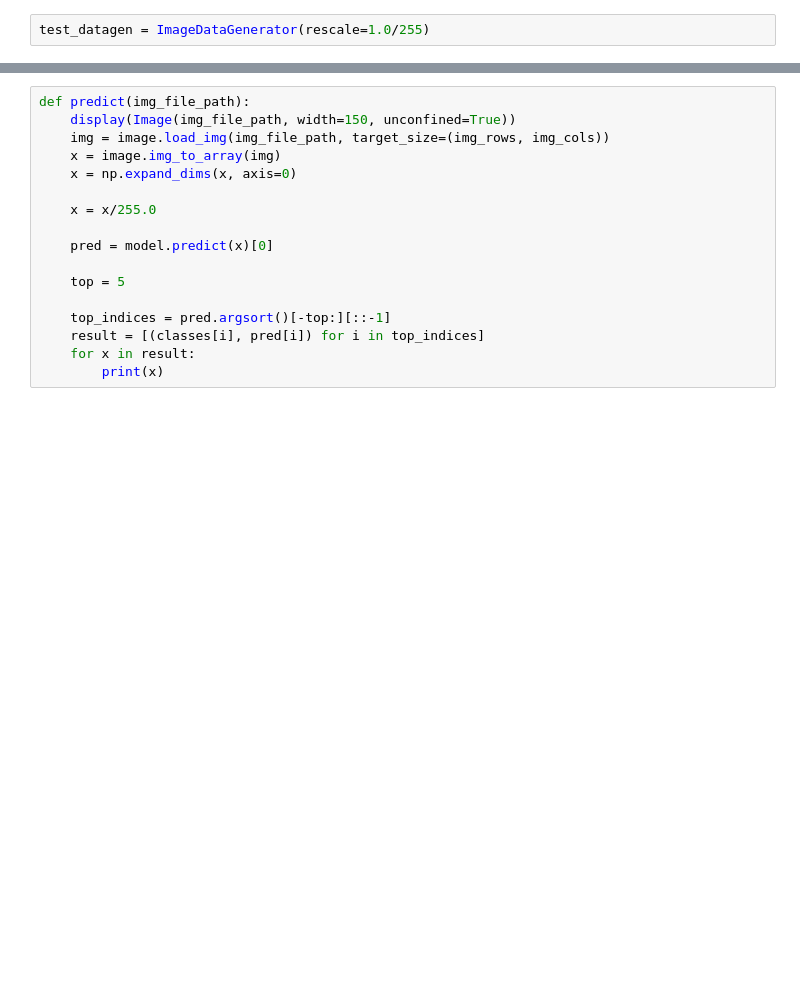
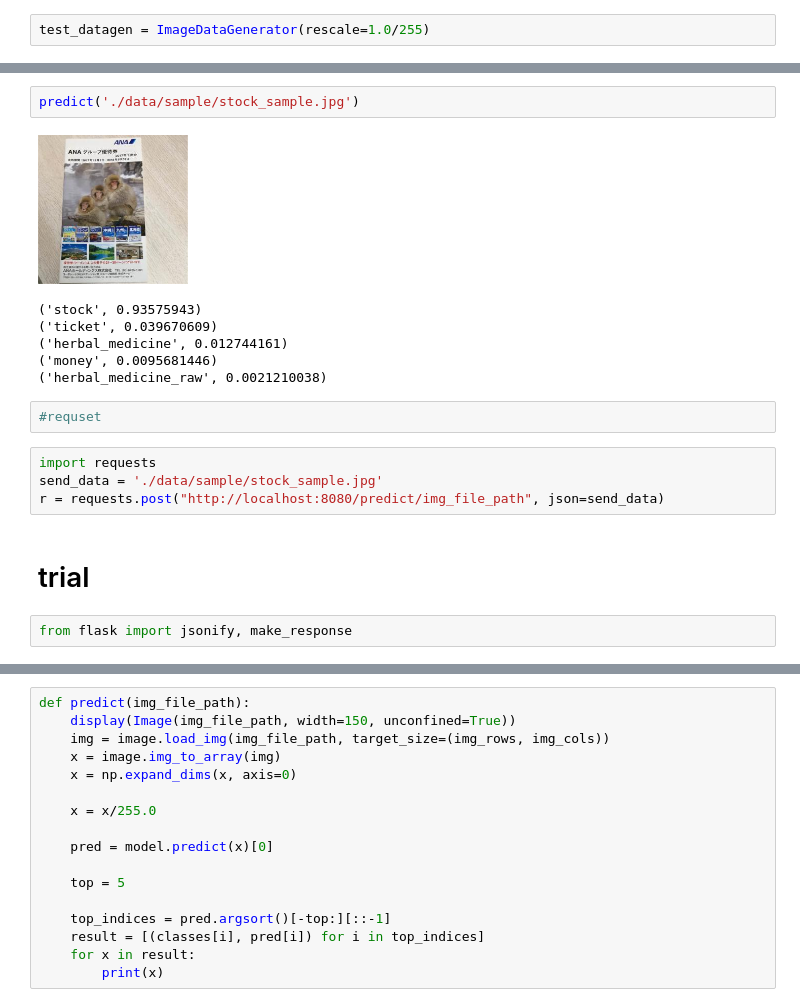
Before and after one commit to gucchi123/vgg16-mercari, a Jupyter notebook: fine-tuning-vgg16.ipynb, the cells around one changed output, grey strips where cells are left out. Saved outputs shown, nothing was run; the diff lists cells and outputs as text; blank space fills up the shorter version.

```diff
--- a/fine-tuning-vgg16.ipynb
+++ b/fine-tuning-vgg16.ipynb
@@ -208,0 +294,19 @@ model.save('./results/vgg16-finetuning.h5')
+# %%
+predict('./data/sample/stock_sample.jpg')
+# %% [output]
+[figure, added]
+('stock', 0.93575943)
+('ticket', 0.039670609)
+('herbal_medicine', 0.012744161)
+('money', 0.0095681446)
+('herbal_medicine_raw', 0.0021210038)
+# %%
+#requset
+# %%
+import requests
+send_data = './data/sample/stock_sample.jpg'
+r = requests.post("http://localhost:8080/predict/img_file_path", json=send_data)
+# %% [markdown]
+# trial
+# %%
+from flask import jsonify, make_response
```
Also changed, not shown: parts of 32 cells of this notebook.
